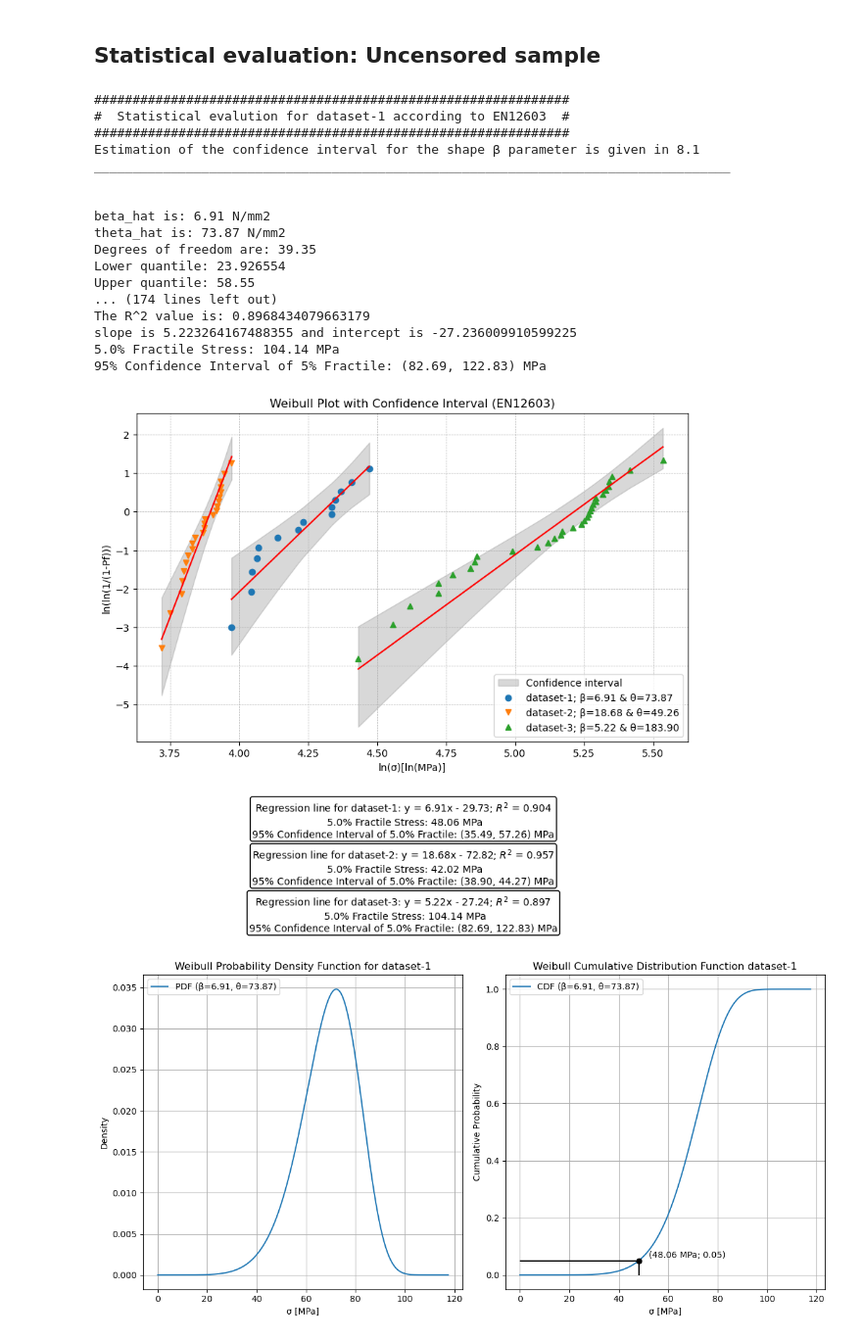
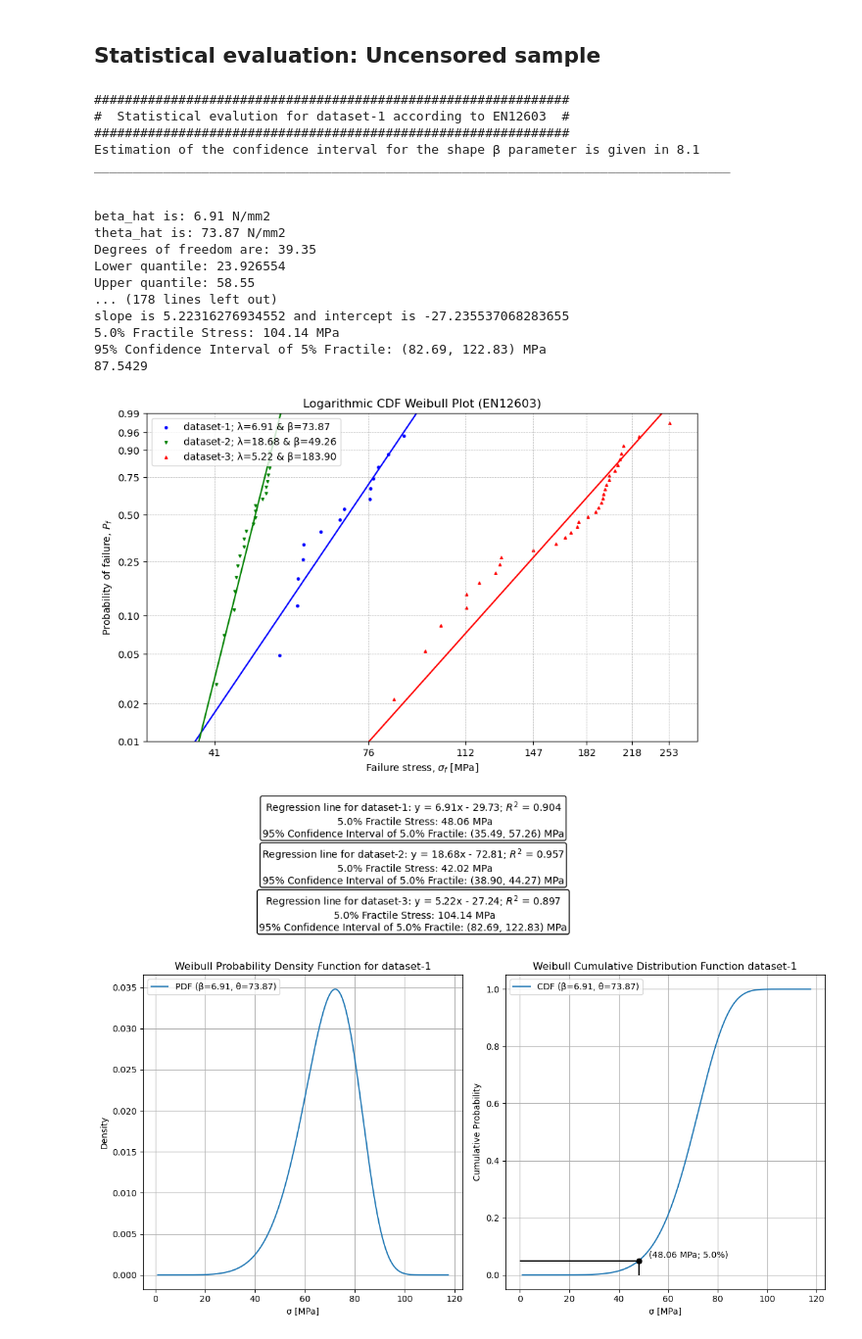
Before and after one commit to xjulie0x/glass-reuse-open-database, a Jupyter notebook: book/pages/method_3.ipynb, the cells around one changed output. Shown at 98% size. Cells and saved outputs as stored; diff of their text form; code cells hidden in the pictures.

Commit message:
update the first plots in method 1 and method 3

```diff
--- a/book/pages/method_3.ipynb
+++ b/book/pages/method_3.ipynb
@@ -41,3 +42,4 @@ kappa_ns = {
 
 target_G_x = 0.05 # Target stress fractile
 target_alpha = 0.05 # Target confidence interval
+display_confidence_intervals_ON = False # Turn the confidence intervals ON/OFF in the Logarithmic CDF Weibull Plot
@@ -317,7 +415,8 @@ def weibull_plot(dataset, iteration, Weibull_distribution_parameters, stress_x_p
 # %%
 plt.figure(figsize=(10, 6))
 iteration = 0;
-
+min_stress_rate = 100000
+max_stress_rate = -10000
 # Initialize an empty dictionary to store the scale & shape value of a Weibull distribution corresponding to each dataset.
 Weibull_distribution_parameters = {}
 for dataset, stress_rate in stress_rates.items():
@@ -368,14 +467,20 @@ for dataset, stress_rate in stress_rates.items():
 
     stress_x_percentile, stress_x_percentile_CI_upper, stress_x_percentile_CI_lower = x2,x2_ob_z, x2_un_z
     # Weibull plot
-    weibull_plot(dataset,
+    min_stress_rate, max_stress_rate = weibull_plot(dataset,
                  iteration,
                  Weibull_distribution_parameters,
                  stress_x_percentile,
                  stress_x_percentile_CI_upper,
                  stress_x_percentile_CI_lower,
+                 min_stress_rate,
+                 max_stress_rate,
                  beta_hat,
                  theta_hat,
+                 beta_upper,
+                 beta_lower,
+                 theta_upper,
+                 theta_lower,
                  sorted_stress,
                  P_f_lower_limit_list,
                  P_f_upper_limit_list,
@@ -385,44 +490,70 @@ for dataset, stress_rate in stress_rates.items():
     iteration += 1
     print("\n")
 
-plt.xlabel(f'ln(\u03C3)[ln(MPa)]')
-plt.ylabel('ln(ln(1/(1-Pf)))')
-plt.title('Weibull Plot with Confidence Interval (EN12603)')
-#plt.yscale('log')
+plt.xlabel(f'Failure stress, $\u03C3_f$ [MPa]')
+plt.ylabel('Probability of failure, $P_f$')
+plt.title('Logarithmic CDF Weibull Plot (EN12603)')
+
+probs = [0.01, 0.02, 0.05, 0.1, 0.25, 0.50, 0.75, 0.90, 0.96, 0.99]
+num_ticks = 7  # Define how many intervals you want
+xticks = np.linspace(min_stress_rate, max_stress_rate, num_ticks).astype(int)
+
+# Set custom y-ticks and log scale
+SMALL = 1.0e-20    # attempt to protect against invalid arguments to log
+def forwardY( p ):
+    return np.log(np.fmax(SMALL, -np.log(np.fmax(SMALL,1-p))))
+
+def inverseY( q ):
+    return 1 - np.exp(-np.exp(q))
+
+def forwardX(x):
+    return np.log(np.fmax(SMALL,x))
+
+def inverseX(y):
+    return np.exp(y)
+#x = np.linspace(min_stress_rate-30,max_stress_rate+30,1000)
+plt.xlim(left=min_stress_rate-10, right=max_stress_rate+30)
+plt.ylim(bottom=0.01, top=0.99)
+plt.xscale('function', functions=(forwardX,inverseX))
+plt.yscale('function', functions=(forwardY,inverseY))
+plt.yticks(probs)
+plt.xticks(xticks)
 # Get handles and labels, then filter to make them unique
 handles, labels = plt.gca().get_legend_handles_labels()
 unique_labels_set = set()
 unique_handles_labels = []
+
 for handle, label in zip(handles, labels):
     if label not in unique_labels_set:
         unique_handles_labels.append((handle, label))
         unique_labels_set.add(label)
+
 # Construct separate lists for handles and labels, and position the legend
 if unique_handles_labels:
     unique_handles, unique_labels = zip(*unique_handles_labels)
-    plt.legend(unique_handles, unique_labels, loc='lower right')
+    plt.legend(unique_handles, unique_labels, loc='upper left')
 #plt.grid(True)
 plt.grid(True, which='both', linestyle='--', linewidth=0.5)
 plt.show()
 # %% [output]
 ##############################################################
 #  Statistical evalution for dataset-1 according to EN12603  #
 ##############################################################
 Estimation of the confidence interval for the shape β parameter is given in 8.1
 ___________________________________________________________________________________
 
 
 beta_hat is: 6.91 N/mm2
 theta_hat is: 73.87 N/mm2
 Degrees of freedom are: 39.35
 Lower quantile: 23.926554
 Upper quantile: 58.55
-... (174 lines left out)
-The R^2 value is: 0.8968434079663179
-slope is 5.223264167488355 and intercept is -27.236009910599225
+... (178 lines left out)
+slope is 5.22316276934552 and intercept is -27.235537068283655
 5.0% Fractile Stress: 104.14 MPa
 95% Confidence Interval of 5% Fractile: (82.69, 122.83) MPa
+87.5429
-[figure, old version]
+[figure, new version]
 # %%
 for dataset, stress_rate in stress_rates.items():
     # Creating a range of x values
```
Also changed, not shown: parts of 5 cells of this notebook, 3 other files.
